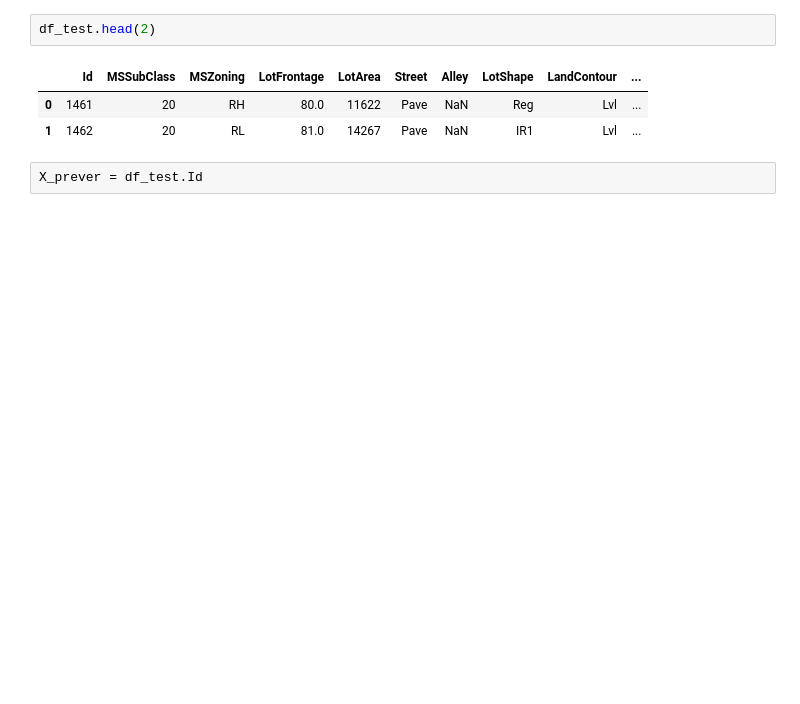
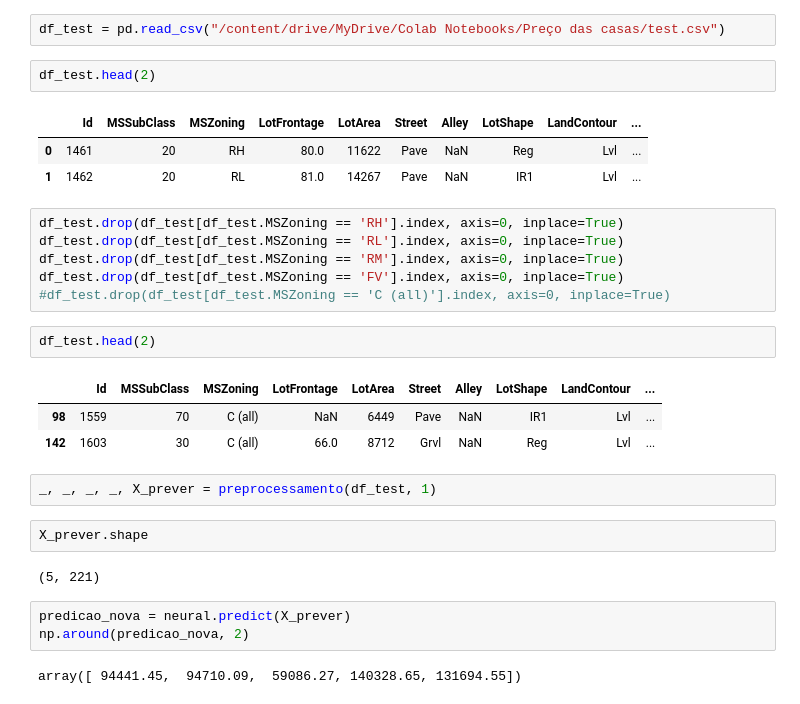
Before and after one commit to ViniciusFebasse/Preco-das-Casas, a Jupyter notebook: Preço_das_Casas.ipynb, the cells around one changed output. Saved outputs shown, nothing was run; the diff lists cells and outputs as text; blank space fills up the shorter version.

```diff
--- a/Preço_das_Casas.ipynb
+++ b/Preço_das_Casas.ipynb
@@ -135,10 +139,33 @@ $ 22005.61
 # %% [markdown]
 Previsão dos dados novos
+# %%
+df_test = pd.read_csv("/content/drive/MyDrive/Colab Notebooks/Preço das casas/test.csv")
 # %%
 df_test.head(2)
 # %% [output]
 |  | Id | MSSubClass | MSZoning | LotFrontage | LotArea | Street | Alley | LotShape | LandContour | ... |
 | 0 | 1461 | 20 | RH | 80.0 | 11622 | Pave | NaN | Reg | Lvl | ... |
 | 1 | 1462 | 20 | RL | 81.0 | 14267 | Pave | NaN | IR1 | Lvl | ... |
-# %%
-X_prever = df_test.Id
+# %%
+df_test.drop(df_test[df_test.MSZoning == 'RH'].index, axis=0, inplace=True)
+df_test.drop(df_test[df_test.MSZoning == 'RL'].index, axis=0, inplace=True)
+df_test.drop(df_test[df_test.MSZoning == 'RM'].index, axis=0, inplace=True)
+df_test.drop(df_test[df_test.MSZoning == 'FV'].index, axis=0, inplace=True)
+#df_test.drop(df_test[df_test.MSZoning == 'C (all)'].index, axis=0, inplace=True)
+# %%
+df_test.head(2)
+# %% [output]
+|  | Id | MSSubClass | MSZoning | LotFrontage | LotArea | Street | Alley | LotShape | LandContour | ... |
+| 98 | 1559 | 70 | C (all) | NaN | 6449 | Pave | NaN | IR1 | Lvl | ... |
+| 142 | 1603 | 30 | C (all) | 66.0 | 8712 | Grvl | NaN | Reg | Lvl | ... |
+# %%
+_, _, _, _, X_prever = preprocessamento(df_test, 1)
+# %%
+X_prever.shape
+# %% [output]
+(5, 221)
+# %%
+predicao_nova = neural.predict(X_prever)
+np.around(predicao_nova, 2)
+# %% [output]
+array([ 94441.45,  94710.09,  59086.27, 140328.65, 131694.55])
```
Also changed, not shown: parts of 4 cells of this notebook.
